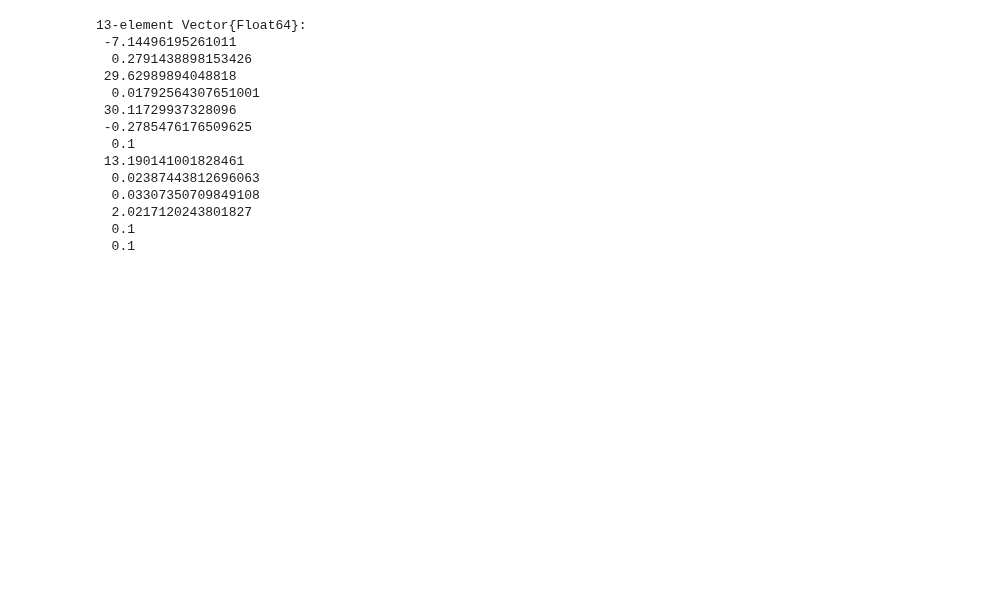
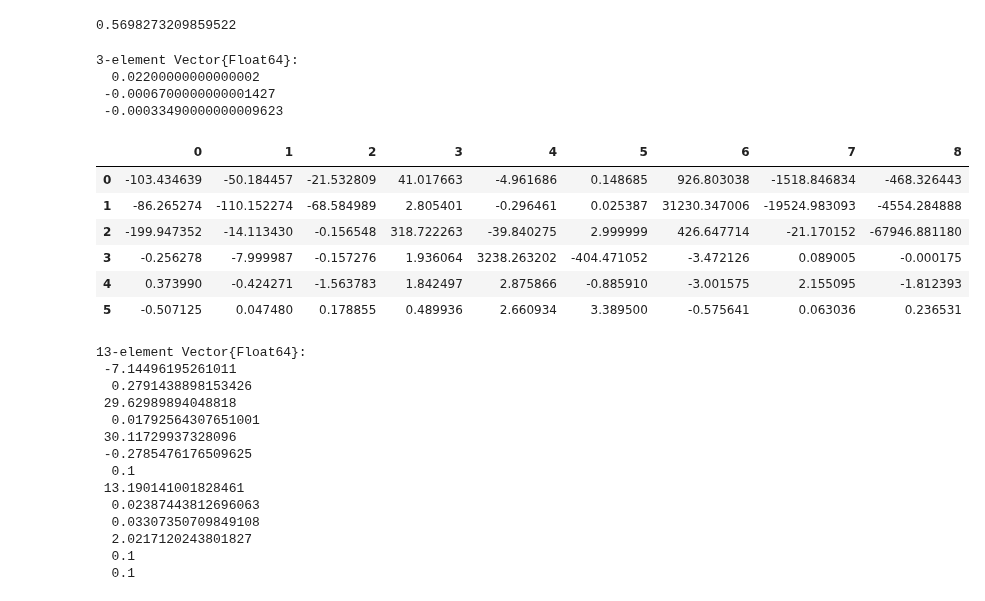
Before and after one commit to norheim/minimdo, a Jupyter notebook: minimdo/polynomialsjl.ipynb, the cells around one changed output. Drawn from its saved outputs; the diff is of its cells as text; code cells hidden in the pictures; blank space fills up the shorter version.

```diff
--- a/minimdo/polynomialsjl.ipynb
+++ b/minimdo/polynomialsjl.ipynb
@@ -6,0 +34,6 @@ using Pandas
+# %%
+kkt = [dfdx - J'*λ; h];
+# %%
+Opt = System(kkt, variables = [vars; λ]);
+# %%
+res = solve(Opt)
@@ -7,3 +51,26 @@ using Pandas
+# %%
+real_sols = real_solutions(res);
+# %%
+evaluate.(f, vars=>real_sols[6][1:6])
+# %% [output]
+0.5698273209859522
+# %%
+evaluate.(h, vars=>[-0.50, 0.047, 0.179, 0.489, 2.66, 3.39])
+# %% [output]
+3-element Vector{Float64}:
+  0.02200000000000002
+ -0.0006700000000001427
+ -0.00033490000000009623
+# %%
+DataFrame(real_sols)
+# %% [output]
+|  | 0 | 1 | 2 | 3 | 4 | 5 | 6 | 7 | 8 |
+| 0 | -103.434639 | -50.184457 | -21.532809 | 41.017663 | -4.961686 | 0.148685 | 926.803038 | -1518.846834 | -468.326443 |
+| 1 | -86.265274 | -110.152274 | -68.584989 | 2.805401 | -0.296461 | 0.025387 | 31230.347006 | -19524.983093 | -4554.284888 |
+| 2 | -199.947352 | -14.113430 | -0.156548 | 318.722263 | -39.840275 | 2.999999 | 426.647714 | -21.170152 | -67946.881180 |
+| 3 | -0.256278 | -7.999987 | -0.157276 | 1.936064 | 3238.263202 | -404.471052 | -3.472126 | 0.089005 | -0.000175 |
+| 4 | 0.373990 | -0.424271 | -1.563783 | 1.842497 | 2.875866 | -0.885910 | -3.001575 | 2.155095 | -1.812393 |
+| 5 | -0.507125 | 0.047480 | 0.178855 | 0.489936 | 2.660934 | 3.389500 | -0.575641 | 0.063036 | 0.236531 |
 # %%
 @var x_0, x_1, x_2, x_3, x_4, x_5, x_6, x_7, x_8, x_9, x_10, x_11, x_12
 @var λ[1:10];
```
Also changed, not shown: parts of 5 cells of this notebook, 20 other files.
